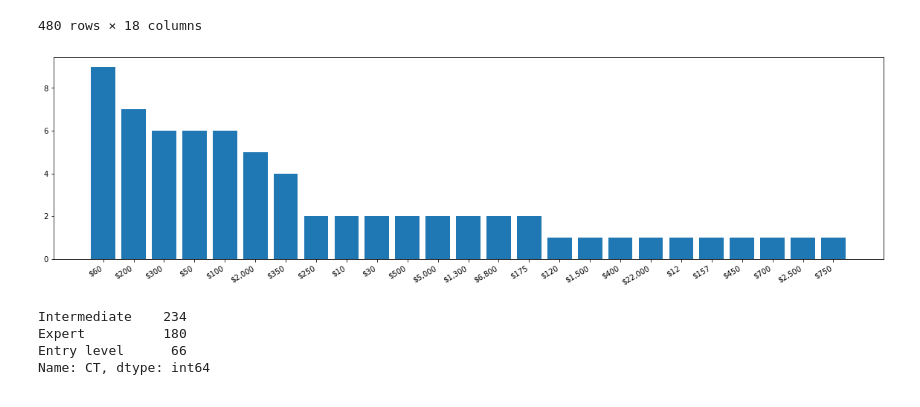
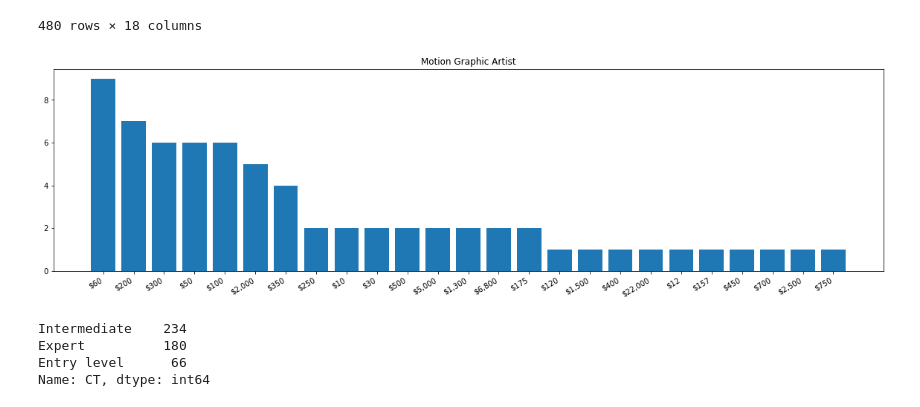
Before and after one commit to jvicrosario1106/husay_project_task, a Jupyter notebook: Data Analysis/Upwork Analysis/upwork_motion_graphic_artist.ipynb, the cells around one changed output. Drawn from its saved outputs; the diff is of its cells as text; code cells hidden in the pictures.

```diff
--- a/Data Analysis/Upwork Analysis/upwork_motion_graphic_artist.ipynb
+++ b/Data Analysis/Upwork Analysis/upwork_motion_graphic_artist.ipynb
@@ -29,13 +29,14 @@ merge["Est.Proj-Budget"] = merge["Est.Proj-Budget"].str.strip()
 # %%
 filt = (merge["Est.Proj-Budget"] != "None") & (merge["Est.Proj-Budget"].notna())
 filter_est = merge.loc[filt]
 count_est = filter_est["Est.Proj-Budget"].value_counts()
 plt.figure(figsize=(20, 5))
 plt.bar(count_est.index, count_est.values)
+plt.title("Motion Graphic Artist")
 plt.xticks(rotation=30, ha="right")
 plt.show()
 # %% [output]
-[figure, old version]
+[figure, new version]
 # %%
 filt_first_tier = merge["Contractor_tier"].fillna("")
 # frame_first_tier =  merge.loc[filt_first_tier,"Contractor_tier"]
```
Also changed, not shown: 10 other files.
